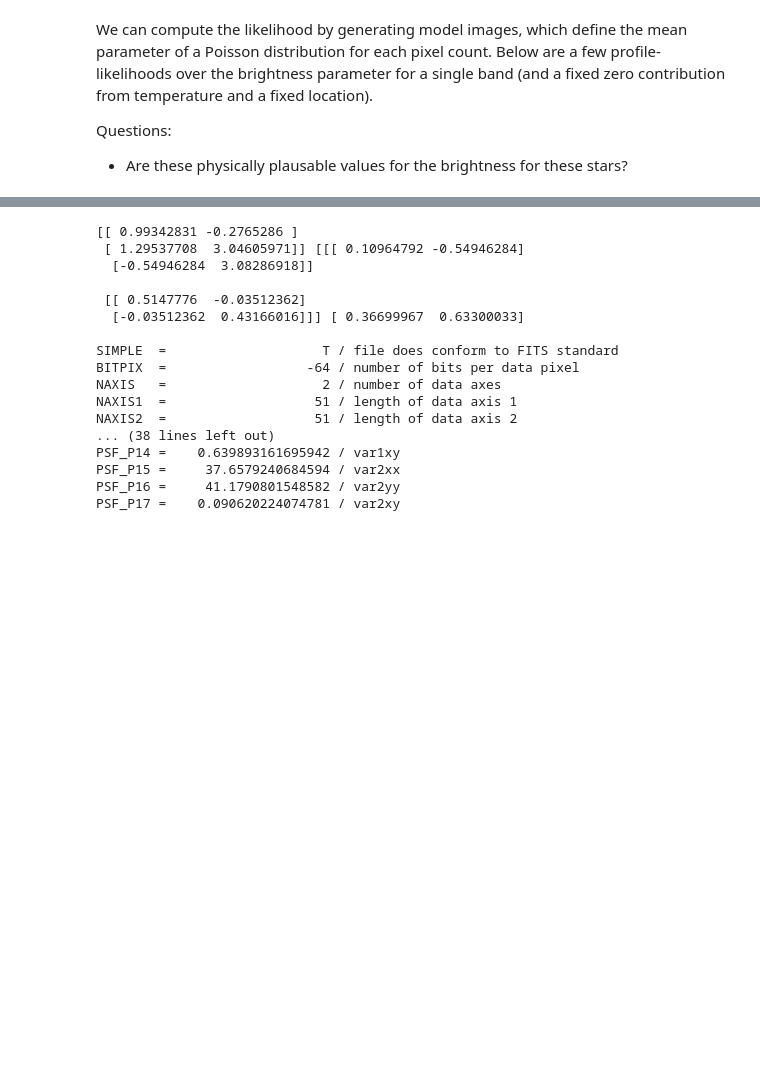
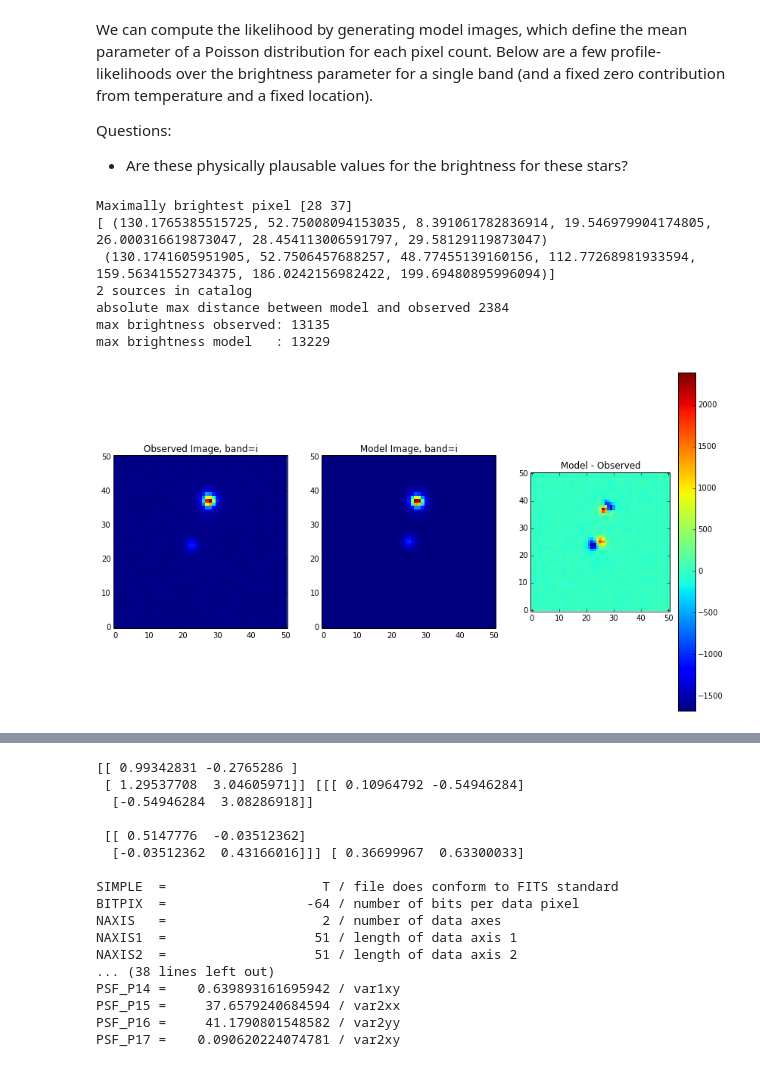
Before and after one commit to HIPS/DESI-MCMC, a Jupyter notebook: notebooks/FITS_File_Details.ipynb, the cells around one changed output, grey strips where cells are left out. Drawn from its saved outputs; the diff is of its cells as text; code cells hidden in the pictures; blank space fills up the shorter version.

```diff
--- a/notebooks/FITS_File_Details.ipynb
+++ b/notebooks/FITS_File_Details.ipynb
@@ -270,4 +316,42 @@ We can compute the likelihood by generating model images, which define the mean
 
 Questions:
 * Are these physically plausable values for the brightness for these stars?
+# %%
+## 0. Create an image
+fits_img = FitsImage('i', fits_file_template="../data/blobs/stamp-%s-130.1765-52.7501.fits")
+
+## 1. guess the location of the source find brightest spot in pixel space
+s_pix  = np.array(np.where(fits_img.nelec.max()==fits_img.nelec)).squeeze()
+print "Maximally brightest pixel", s_pix
+s_equa = fits_img.pixel2equa(s_pix)
+
+#src    = PointSrcParams(s_equa, b={'r':1, 'g':100.}, t=1.)
+srcs = get_sources_from_catalog(cat_file = '../data/blobs/cat-130.1765-52.7501.fits')
+print "%d sources in catalog"%len(srcs)
+srcs[1].u = np.array([130.17437611,  52.75034404])
+#srcs[1].b[fits_img.band] = 107.62
+
+## 2. Plot model image
+model_image = gen_model_image(srcs, fits_img)
+fig, axarr = plt.subplots(1, 3)
+axarr[0].imshow(fits_img.nelec.T, interpolation='none', origin='lower')
+axarr[0].set_title('Observed Image, band=%s'%fits_img.band)
+axarr[1].imshow(model_image.T, interpolation='none', origin='lower')
+axarr[1].set_title('Model Image, band=%s'%fits_img.band)
+im = axarr[2].imshow(model_image.T - fits_img.nelec.T, interpolation='none', origin='lower')
+axarr[2].set_title('Model - Observed')
+print "absolute max distance between model and observed %d"%( np.abs(fits_img.nelec - model_image).max() )
+print "max brightness observed: %d"%fits_img.nelec.max()
+print "max brightness model   : %d"%model_image.max()
+plt.colorbar(im)
+plt.show()
+# %% [output]
+Maximally brightest pixel [28 37]
+[ (130.1765385515725, 52.75008094153035, 8.391061782836914, 19.546979904174805, 26.000316619873047, 28.454113006591797, 29.58129119873047)
+ (130.1741605951905, 52.7506457688257, 48.77455139160156, 112.77268981933594, 159.56341552734375, 186.0242156982422, 199.69480895996094)]
+2 sources in catalog
+absolute max distance between model and observed 2384
+max brightness observed: 13135
+max brightness model   : 13229
+[figure, added]
 # %%
```
Also changed, not shown: parts of 11 cells of this notebook, 1 other file.
